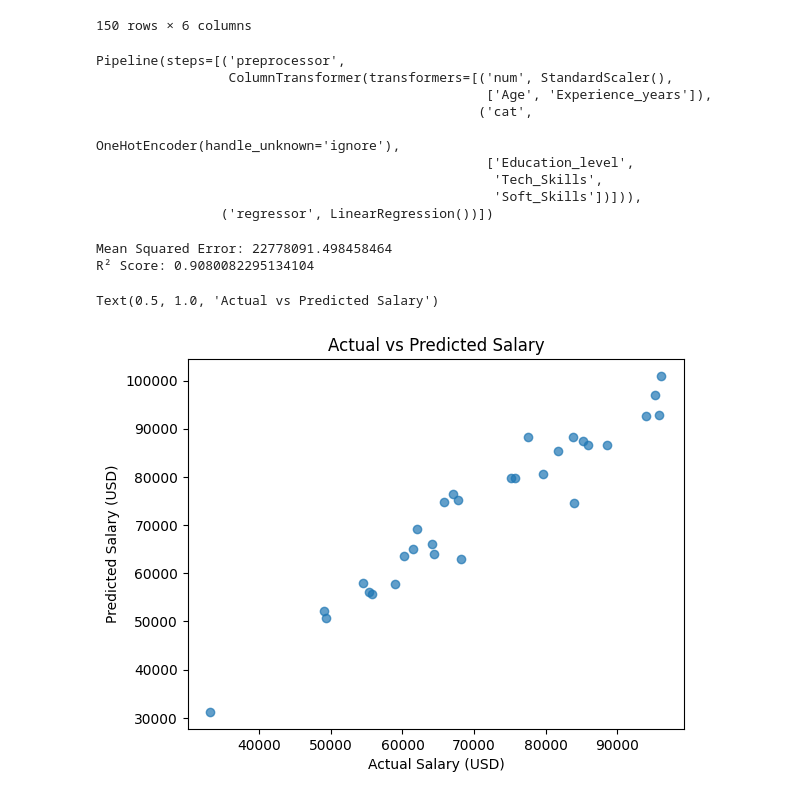
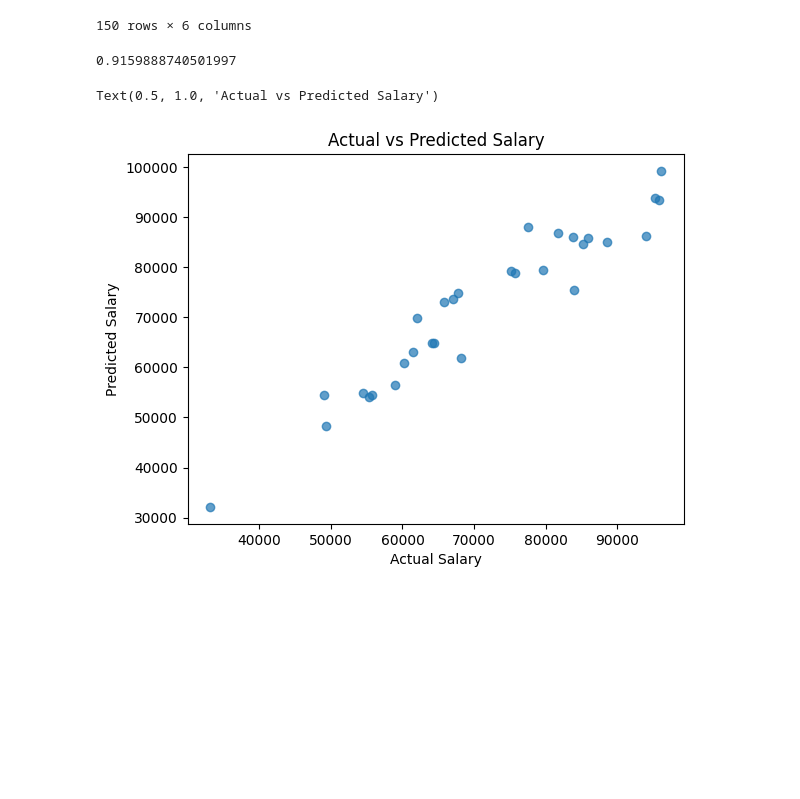
Before and after one commit to McLight-Note/Machine_Learning_Programming, a Jupyter notebook: salary_pred.ipynb, the cells around one changed output. Cells and saved outputs as stored; diff of their text form; code cells hidden in the pictures; blank space fills up the shorter version.

```diff
--- a/salary_pred.ipynb
+++ b/salary_pred.ipynb
@@ -27,5 +25,5 @@ from sklearn.linear_model import LinearRegression
 from sklearn.metrics import mean_squared_error, r2_score
 import matplotlib.pyplot as plt
 # %%
-X = df.drop('Salary_USD', axis=1)
-y = df['Salary_USD']
+X = df.iloc[:, :-1].values
+y = df.iloc[:, -1].values
@@ -46,42 +33,23 @@ preprocessor = ColumnTransformer(
 )
 # %%
-model = Pipeline(steps=[
-    ("preprocessor", preprocessor),
-    ("regressor", LinearRegression())
-])
+scaler = StandardScaler()
+X_train_scaled = scaler.fit_transform(X_train)
+X_test_scaled = scaler.transform(X_test)
 # %%
-X_train, X_test, y_train, y_test = train_test_split(
-    X, y, test_size=0.2, random_state=42
-)
+model = LinearRegression()
+model.fit(X_train_scaled, y_train)
+y_pred = model.predict(X_test_scaled)
-# %%
-
-model.fit(X_train, y_train)
-# %% [output]
-Pipeline(steps=[('preprocessor',
-                 ColumnTransformer(transformers=[('num', StandardScaler(),
-                                                  ['Age', 'Experience_years']),
-                                                 ('cat',
-                                                  OneHotEncoder(handle_unknown='ignore'),
-                                                  ['Education_level',
-                                                   'Tech_Skills',
-                                                   'Soft_Skills'])])),
-                ('regressor', LinearRegression())])
 # %%
-# Evaluation
-y_pred = model.predict(X_test)
 mse = mean_squared_error(y_test, y_pred)
 r2 = r2_score(y_test, y_pred)
+r2
+# %% [output]
+0.9159888740501997
 # %%
-print("Mean Squared Error:", mse)
-print("R_2 Score:", r2)
+plt.scatter(y_test, y_pred, alpha=0.7)
+plt.xlabel("Actual Salary")
+plt.ylabel("Predicted Salary")
+plt.title("Actual vs Predicted Salary")
 # %% [output]
-Mean Squared Error: 22778091.498458464
-R² Score: 0.9080082295134104
+Text(0.5, 1.0, 'Actual vs Predicted Salary')
+[figure, added]
-# %%
-plt.scatter(y_test, y_pred, alpha=0.7)
-plt.xlabel("Actual Salary (USD)")
-plt.ylabel("Predicted Salary (USD)")
-plt.title("Actual vs Predicted Salary")
-# %% [output]
-Text(0.5, 1.0, 'Actual vs Predicted Salary')
-[figure, removed]
```
Also changed, not shown: parts of 4 cells of this notebook.
